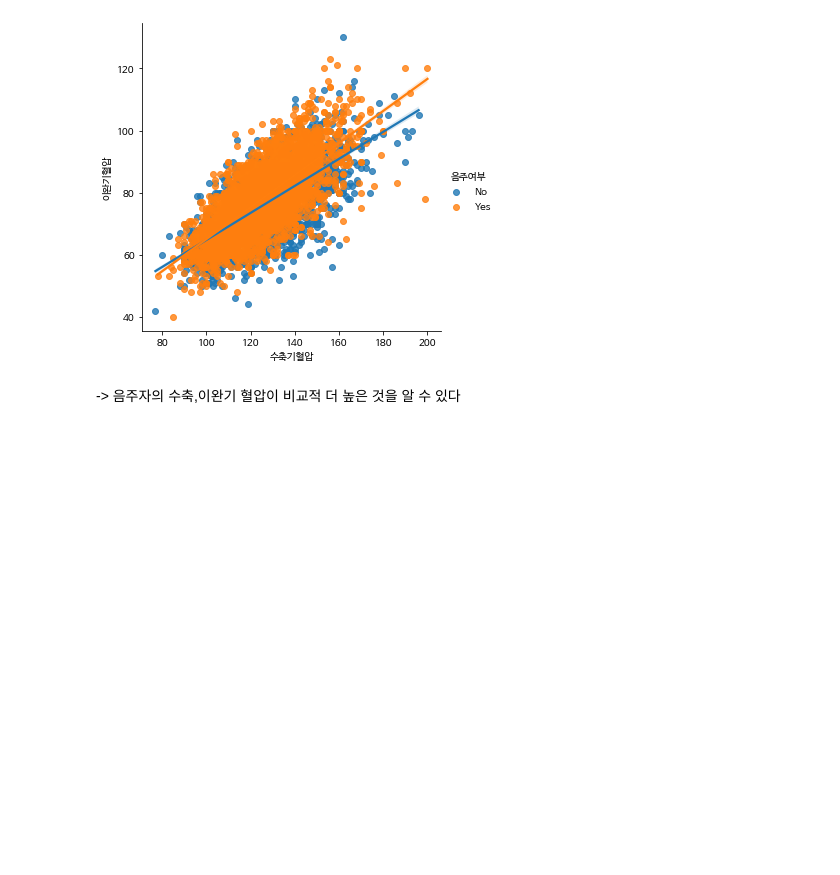
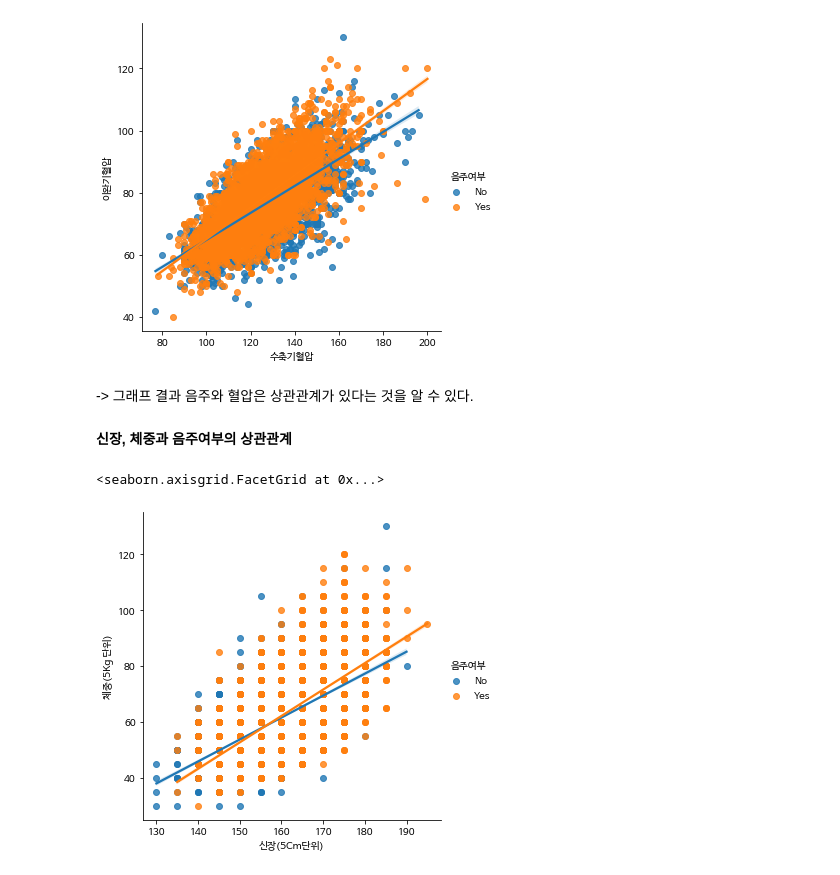
Before and after one commit to sb2011483/ITB2022, a Jupyter notebook: Untitled_ipynb_sb_assignment.ipynb, the cells around one changed output. Cells and saved outputs as stored; diff of their text form; code cells hidden in the pictures; blank space fills up the shorter version.

```diff
--- a/Untitled_ipynb_sb_assignment.ipynb
+++ b/Untitled_ipynb_sb_assignment.ipynb
@@ -197,5 +192,12 @@ sns.lmplot(data=df, x="수축기혈압", y="이완기혈압", hue="음주여부"
 # %% [output]
 <seaborn.axisgrid.FacetGrid at 0x...>
 [figure]
-# %% [markdown]
--> 음주자의 수축,이완기 혈압이 비교적 더 높은 것을 알 수 있다
+# %% [markdown]
+-> 그래프 결과 음주와 혈압은 상관관계가 있다는 것을 알 수 있다.
+# %% [markdown]
+**신장, 체중과 음주여부의 상관관계**
+# %%
+sns.lmplot(data=df, x="신장(5Cm단위)", y="체중(5Kg 단위)", hue="음주여부")
+# %% [output]
+<seaborn.axisgrid.FacetGrid at 0x...>
+[figure, added]
```
Also changed, not shown: parts of 13 cells of this notebook.
